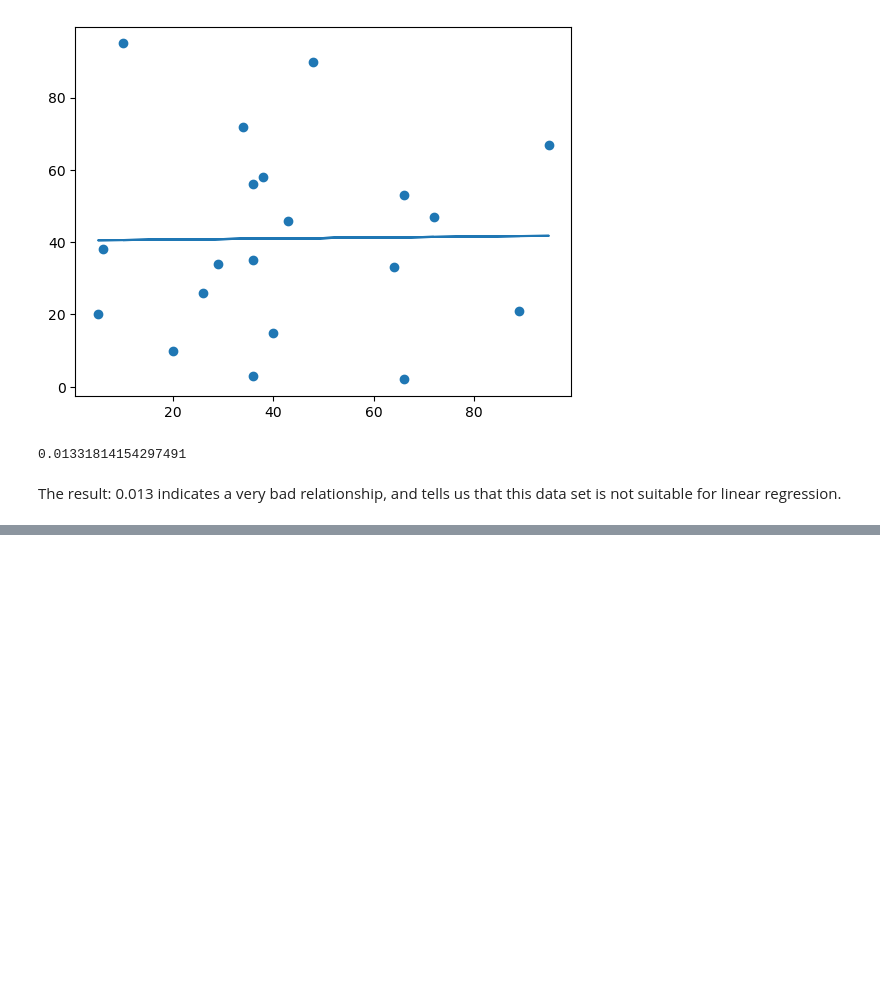
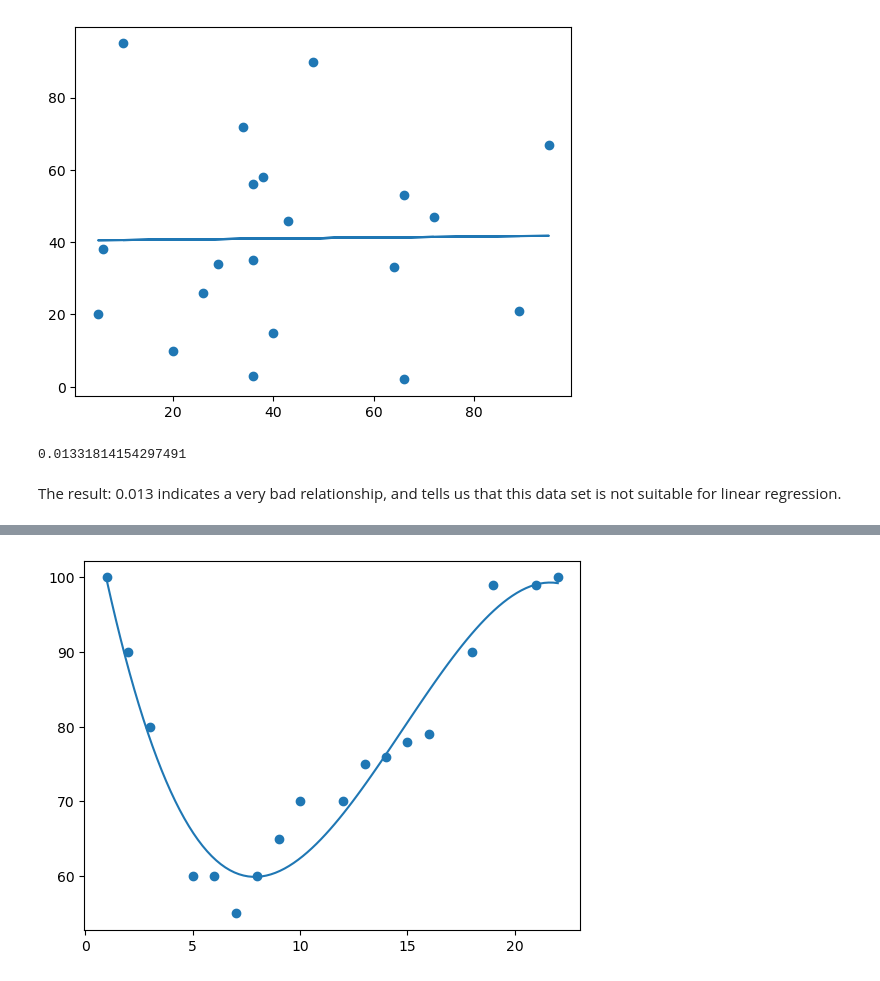
Before and after one commit to codelahiru/multipara-jupyter-notebook, a Jupyter notebook: Python/Python-basics.ipynb, the cells around one changed output, grey strips where cells are left out. Drawn from its saved outputs; the diff is of its cells as text; code cells hidden in the pictures; blank space fills up the shorter version.

```diff
--- a/Python/Python-basics.ipynb
+++ b/Python/Python-basics.ipynb
@@ -401,0 +416,10 @@ The result: 0.013 indicates a very bad relationship, and tells us that this data
+# %%
+mymodel = numpy.poly1d(numpy.polyfit(x, y, 3))
+
+myline = numpy.linspace(1, 22, 100)
+
+plt.scatter(x, y)
+plt.plot(myline, mymodel(myline))
+plt.show()
+# %% [output]
+[figure, added]
```
Also changed, not shown: parts of 6 cells of this notebook.
